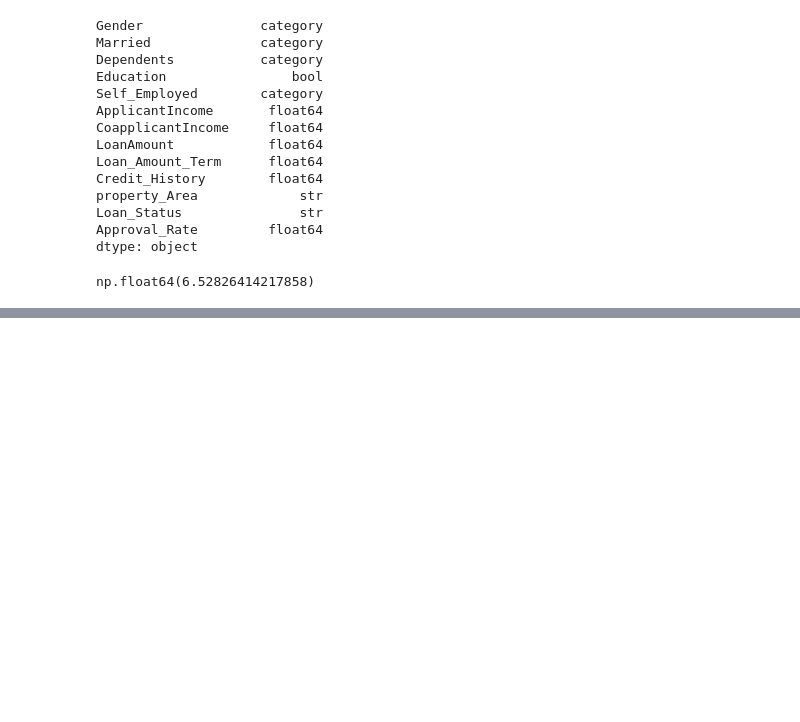
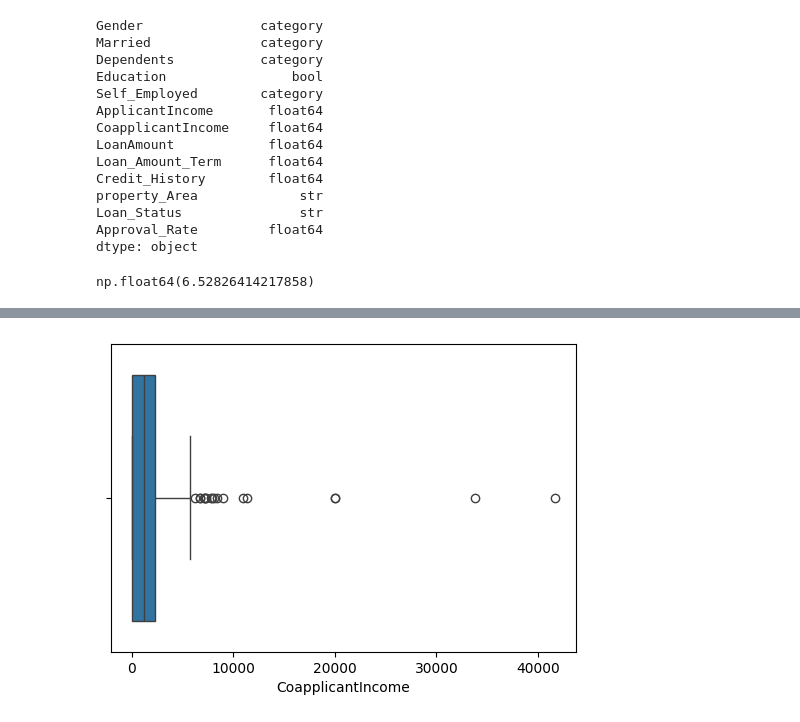
Before and after one commit to LCCHoong/pypy, a Jupyter notebook: testing.ipynb, the cells around one changed output, grey strips where cells are left out. Drawn from its saved outputs; the diff is of its cells as text; code cells hidden in the pictures; blank space fills up the shorter version.

```diff
--- a/testing.ipynb
+++ b/testing.ipynb
@@ -253,0 +428,6 @@ np.float64(6.52826414217858)
+# %%
+plt.figure(figsize=(6,4))
+sns.boxplot(x=traindf['CoapplicantIncome'])
+plt.show()
+# %% [output]
+[figure, added]
```
Also changed, not shown: parts of 35 cells of this notebook.
